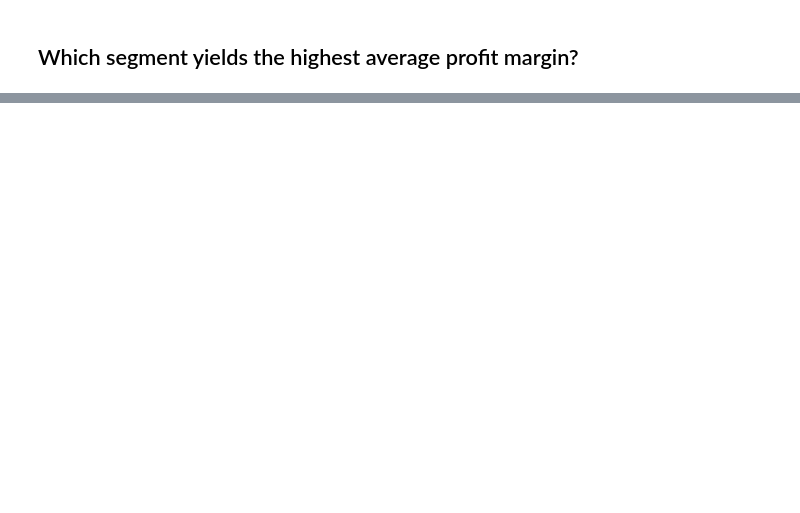
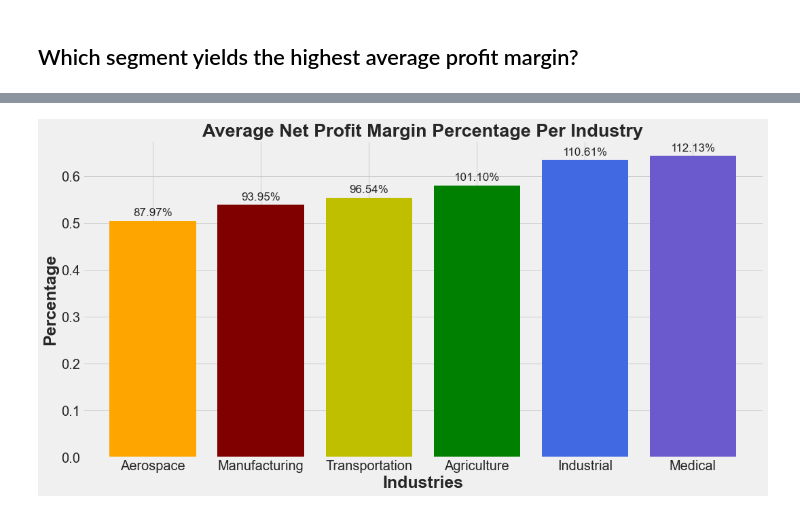
Before and after one commit to ValGRY/Data-Science-Projects, a Jupyter notebook: Techno Industries Inc/Techno Industries Inc..ipynb, the cells around one changed output, grey strips where cells are left out. Saved outputs shown, nothing was run; the diff lists cells and outputs as text; code cells hidden in the pictures; blank space fills up the shorter version.

```diff
--- a/Techno Industries Inc/Techno Industries Inc..ipynb
+++ b/Techno Industries Inc/Techno Industries Inc..ipynb
@@ -298,0 +299,26 @@ df.head().T
+# %%
+plt.style.use('fivethirtyeight')
+
+total = df['Net Profit Margin'].mean()
+
+color = ['orange','maroon','y','g','royalblue', 'slateblue']
+ax =  df.groupby('Business Type')['Net Profit Margin'].mean().sort_values().plot.bar(color = color,
+                                                                                     figsize = (16,8), width = 0.8)
+
+
+for h in ax.patches:
+    height = h.get_height()
+    ax.text(h.get_x() + h.get_width() / 2, height + 0.01,'{:1.2f}'.format((height/total)*100) + '%',
+            ha="center",size=17)
+
+
+plt.yticks(size = 20)
+plt.xticks(size = 20)
+plt.xticks(rotation = 0)
+
+plt.xlabel('Industries', size = 25, weight='bold')
+plt.ylabel('Percentage', size = 25, weight='bold')
+plt.title('Average Net Profit Margin Percentage Per Industry', size = 27,weight = 'bold')
+plt.show();
+# %% [output]
+[figure, added]
```
Also changed, not shown: parts of 3 cells of this notebook.
